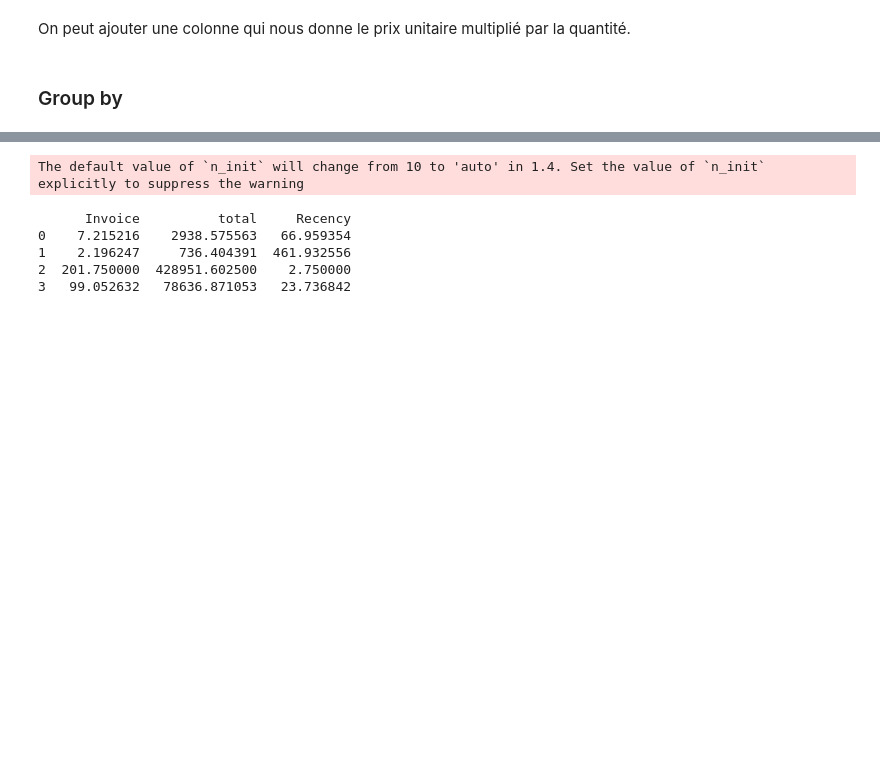
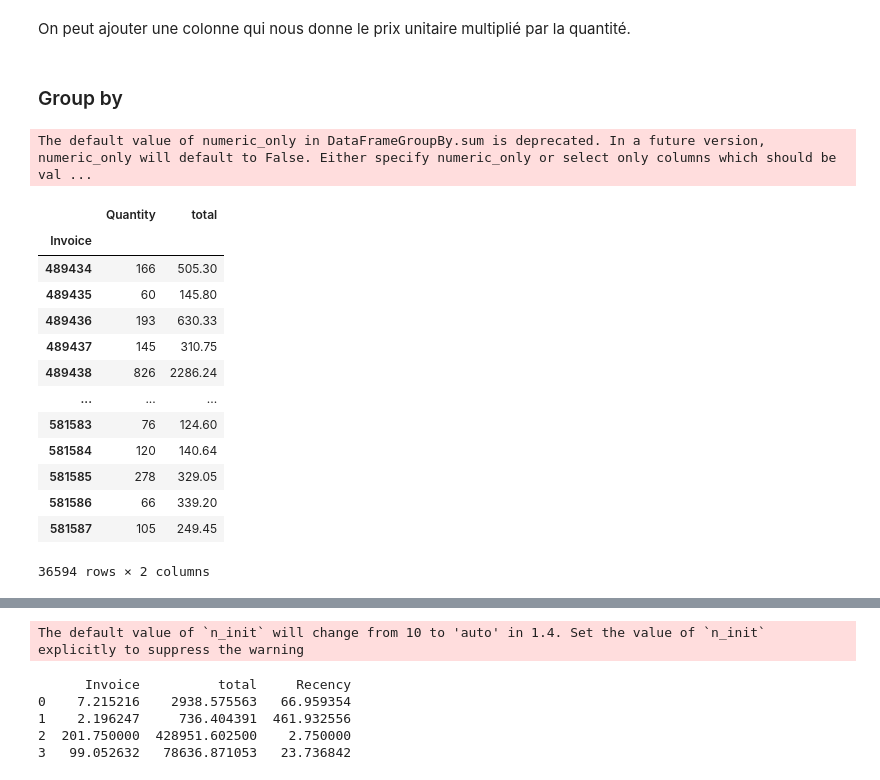
Before and after one commit to Manonp59/uk-retail, a Jupyter notebook: analyse.ipynb, the cells around one changed output, grey strips where cells are left out. Drawn from its saved outputs; the diff is of its cells as text; code cells hidden in the pictures; blank space fills up the shorter version.

```diff
--- a/analyse.ipynb
+++ b/analyse.ipynb
@@ -187,6 +187,23 @@ df_ukretail['total'] = df_ukretail['Quantity']*df_ukretail['Price']
 # %% [markdown]
 ### Group by
 # %%
-df_gp_invoice = df_ukretail.groupby('Invoice').sum()
+df_gp_invoice = df_ukretail.groupby('Invoice').sum().drop('Price',axis=1)
+df_gp_invoice
+# %% [output]
+The default value of numeric_only in DataFrameGroupBy.sum is deprecated. In a future version, numeric_only will default to False. Either specify numeric_only or select only columns which should be val ...
+|  | Quantity | total |
+| Invoice |  |  |
+| 489434 | 166 | 505.30 |
+| 489435 | 60 | 145.80 |
+| 489436 | 193 | 630.33 |
+| 489437 | 145 | 310.75 |
+| 489438 | 826 | 2286.24 |
+| ... | ... | ... |
+| 581583 | 76 | 124.60 |
+| 581584 | 120 | 140.64 |
+| 581585 | 278 | 329.05 |
+| 581586 | 66 | 339.20 |
+| 581587 | 105 | 249.45 |
+36594 rows × 2 columns
 # %%
 df_gp_customer = df_ukretail.groupby('Customer ID').sum().drop('Price',axis=1)
```
Also changed, not shown: parts of 4 cells of this notebook.
